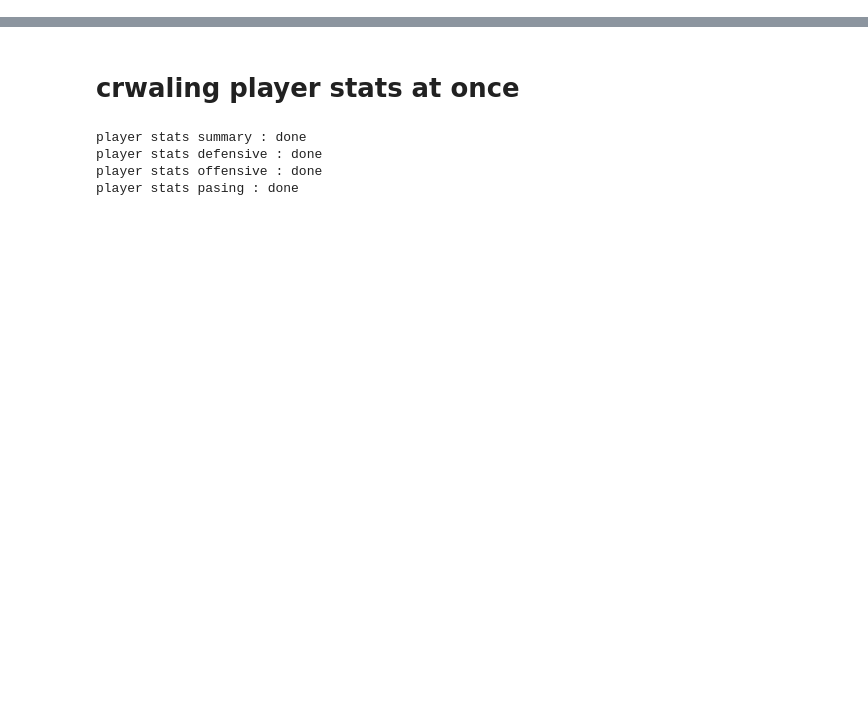
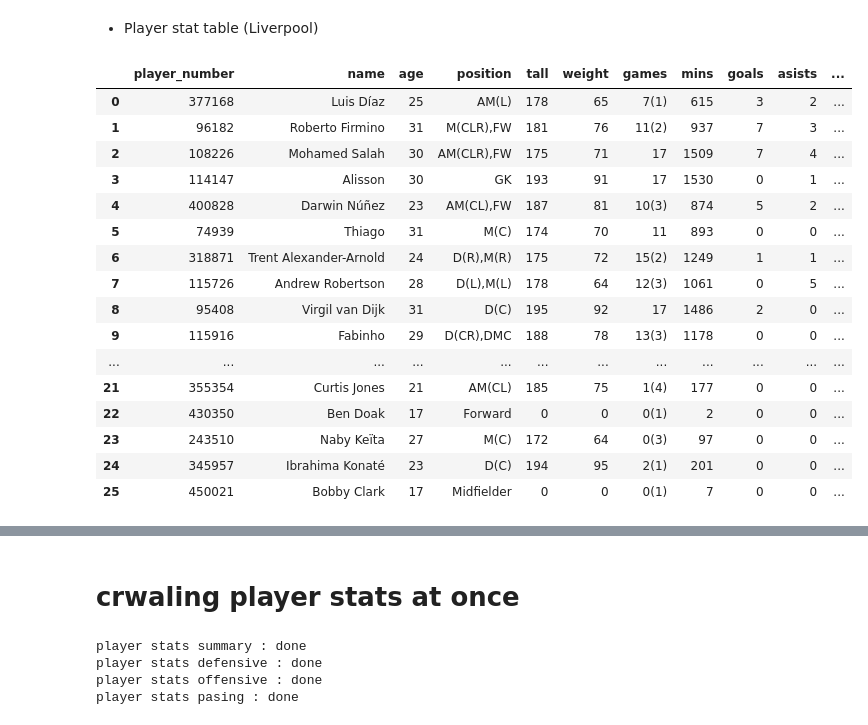
Before and after one commit to jmlee8939/whoscored_crawling, a Jupyter notebook: seasonal player data.ipynb, the cells around one changed output, grey strips where cells are left out. Cells and saved outputs as stored; diff of their text form; code cells hidden in the pictures; blank space fills up the shorter version.

```diff
--- a/seasonal player data.ipynb
+++ b/seasonal player data.ipynb
@@ -79,10 +15,0 @@ def crawling_league_teams(region, tournaments, api_delay_term=5):
-# %%
-# connect webdriver
-url = "https://1xbet.whoscored.com/Regions/" + str(252) + "/Tournaments/" + str(2)
-driver = webdriver.Chrome('./chromedriver')
-driver.get(url)
-time.sleep(3)
-league_table = driver.find_element(By.ID, "standings-20934")
-teams = league_table.find_elements(By.CLASS_NAME, "team_link ")
-print(league_table)
-driver.close()
@@ -583,0 +137,24 @@ PL_player_1920.head()
+# %% [markdown]
+- Player stat table (Liverpool)
+# %%
+player_liverpool = crawling_player_summary(26, api_delay_term=5)
+# %%
+player_liverpool
+# %% [output]
+|  | player_number | name | age | position | tall | weight | games | mins | goals | asists | ... |
+| 0 | 377168 | Luis Díaz | 25 | AM(L) | 178 | 65 | 7(1) | 615 | 3 | 2 | ... |
+| 1 | 96182 | Roberto Firmino | 31 | M(CLR),FW | 181 | 76 | 11(2) | 937 | 7 | 3 | ... |
+| 2 | 108226 | Mohamed Salah | 30 | AM(CLR),FW | 175 | 71 | 17 | 1509 | 7 | 4 | ... |
+| 3 | 114147 | Alisson | 30 | GK | 193 | 91 | 17 | 1530 | 0 | 1 | ... |
+| 4 | 400828 | Darwin Núñez | 23 | AM(CL),FW | 187 | 81 | 10(3) | 874 | 5 | 2 | ... |
+| 5 | 74939 | Thiago | 31 | M(C) | 174 | 70 | 11 | 893 | 0 | 0 | ... |
+| 6 | 318871 | Trent Alexander-Arnold | 24 | D(R),M(R) | 175 | 72 | 15(2) | 1249 | 1 | 1 | ... |
+| 7 | 115726 | Andrew Robertson | 28 | D(L),M(L) | 178 | 64 | 12(3) | 1061 | 0 | 5 | ... |
+| 8 | 95408 | Virgil van Dijk | 31 | D(C) | 195 | 92 | 17 | 1486 | 2 | 0 | ... |
+| 9 | 115916 | Fabinho | 29 | D(CR),DMC | 188 | 78 | 13(3) | 1178 | 0 | 0 | ... |
+| ... | ... | ... | ... | ... | ... | ... | ... | ... | ... | ... | ... |
+| 21 | 355354 | Curtis Jones | 21 | AM(CL) | 185 | 75 | 1(4) | 177 | 0 | 0 | ... |
+| 22 | 430350 | Ben Doak | 17 | Forward | 0 | 0 | 0(1) | 2 | 0 | 0 | ... |
+| 23 | 243510 | Naby Keïta | 27 | M(C) | 172 | 64 | 0(3) | 97 | 0 | 0 | ... |
+| 24 | 345957 | Ibrahima Konaté | 23 | D(C) | 194 | 95 | 2(1) | 201 | 0 | 0 | ... |
+| 25 | 450021 | Bobby Clark | 17 | Midfielder | 0 | 0 | 0(1) | 7 | 0 | 0 | ... |
```
Also changed, not shown: parts of 61 cells of this notebook, 4 other files.
